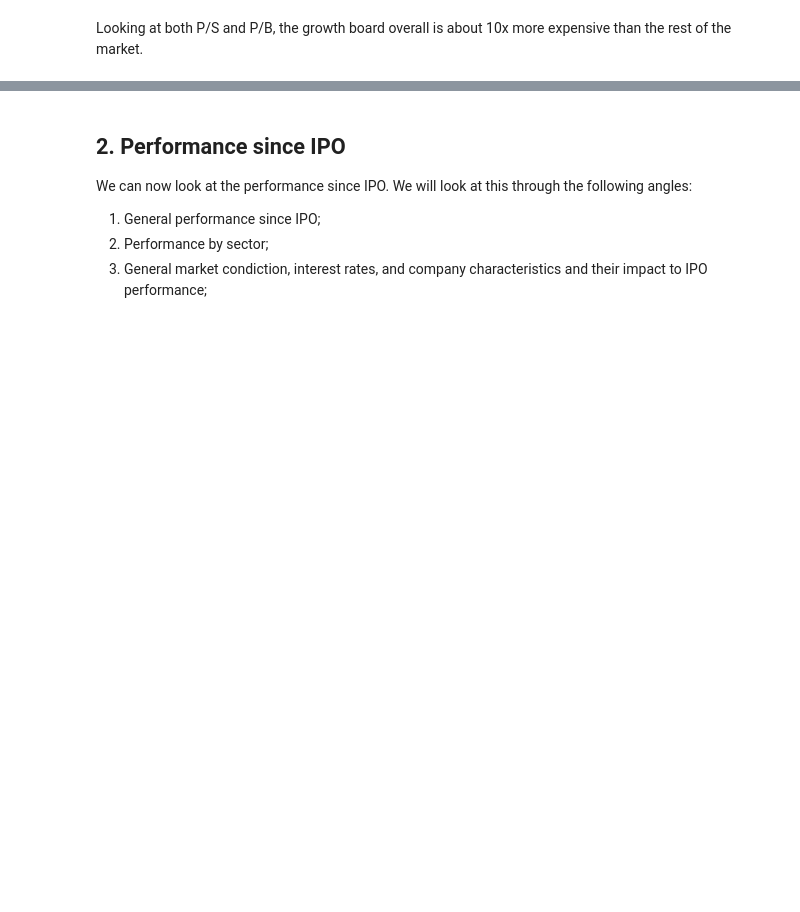
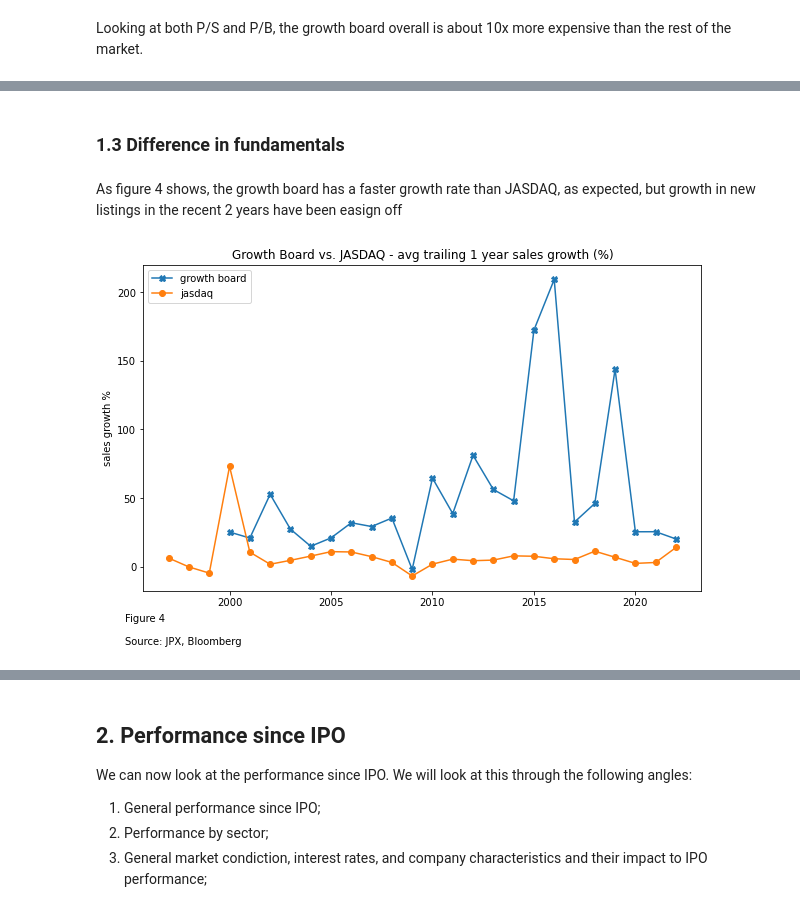
Before and after one commit to pauljhp/japan_growthboard_analysis, a Jupyter notebook: jpx_analysis.ipynb, the cells around one changed output, grey strips where cells are left out. Drawn from its saved outputs; the diff is of its cells as text; code cells hidden in the pictures; blank space fills up the shorter version.

```diff
--- a/jpx_analysis.ipynb
+++ b/jpx_analysis.ipynb
@@ -92 +92,27 @@ ax.legend()
 [figure]
+# %% [markdown]
+### 1.3 Difference in fundamentals
+# %% [markdown]
+As figure 4 shows, the growth board has a faster growth rate than JASDAQ, as expected, but growth in new listings in the recent 2 years have been easign off
+# %%
+# fundamental data comparison - ebitda margin
+f, ax = plt.subplots(1, figsize=(10, 6))
+# chartdata1 = dbs.get('japan_indices').get('fundamental_data').copy(deep=True)
+chartdata2 = dbs.get('jpx_growth').get('fundamental_data').copy(deep=True)
+chartdata3 = dbs.get('jasdaq').get('fundamental_data').copy(deep=True)
+# chartdata1.columns = chartdata1.columns.to_series().apply(lambda x: dt.datetime.strptime(x, "%Y-%m-%d"))
+chartdata2.columns = chartdata2.columns.astype(int)
+chartdata3.columns = chartdata3.columns.astype(int)
+# chartdata1.loc[('pe_ratio', 'nky index'), dt.date(2005, 1, 1):].plot(ax=ax, style='--', label='nikkei 225')
+# chartdata1.loc[('pe_ratio', 'tpx index'), dt.date(2005, 1, 1):].plot(ax=ax, style='.-', label='japanese 225')
+chartdata2.query('level_1=="trailing_12m_sales_growth"').mean(axis=0).plot(ax=ax, style='X-', label='growth board')
+mean1, std1 = chartdata2.query('level_1=="trailing_12m_sales_growth"').mean(axis=0), chartdata2.query('level_1=="trailing_12m_sales_growth"').std(axis=0)
+# ax.fill_between(x=mean1.index, y1=mean1, y2=mean1 + std1, label = 'growth board +1sd', color='lightgray', alpha=0.3)
+chartdata3.query('level_1=="trailing_12m_sales_growth"').mean(axis=0).plot(ax=ax, style='o-', label='jasdaq')
+
+ax.set(yscale='linear', title='Growth Board vs. JASDAQ - avg trailing 1 year sales growth (%)', ylabel='sales growth %')
+f.text(0.1,0, "Figure 4\n\nSource: JPX, Bloomberg")
+ax.legend(loc='upper left')
+plt.show()
+# %% [output]
+[figure, added]
```
Also changed, not shown: parts of 25 cells of this notebook, 1 other file.
